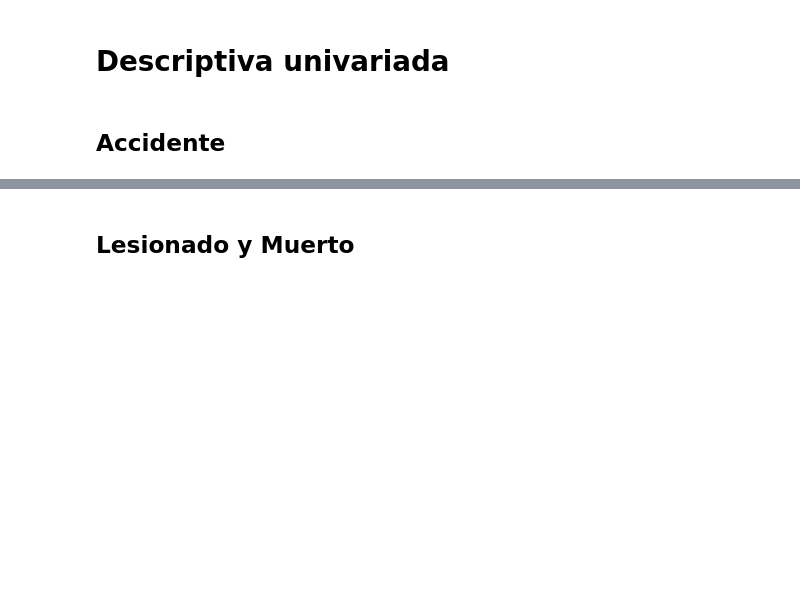
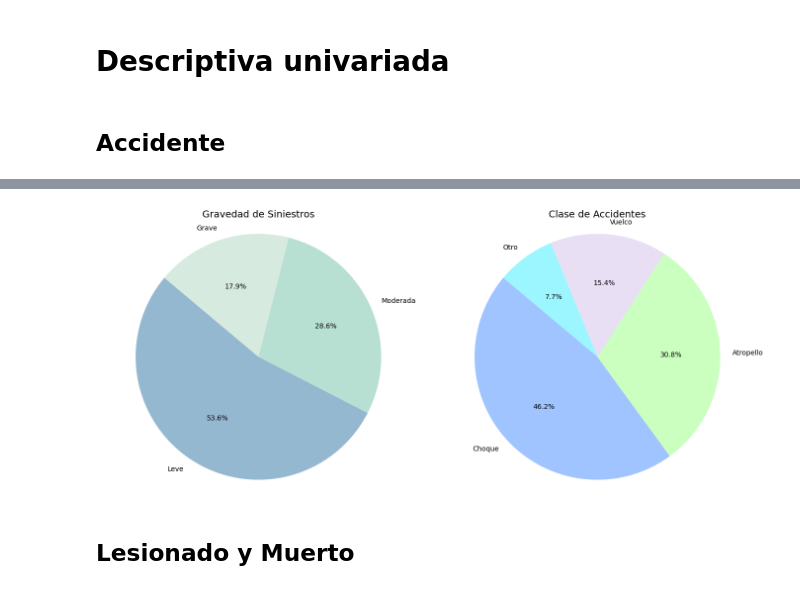
Before and after one commit to santiago-higuitau/ml_accident_bgta, a Jupyter notebook: notebooks/03_Analisis descriptivo.ipynb, the cells around one changed output, grey strips where cells are left out. Saved outputs shown, nothing was run; the diff lists cells and outputs as text; code cells hidden in the pictures; blank space fills up the shorter version.

```diff
--- a/notebooks/03_Analisis descriptivo.ipynb
+++ b/notebooks/03_Analisis descriptivo.ipynb
@@ -172,3 +271,46 @@ plt.show()
+# %%
+import pandas as pd
+import matplotlib.pyplot as plt
+import seaborn as sns
+
+# Datos de ejemplo
+tabla_gravedad = pd.DataFrame({"GRAVEDAD": ["Leve", "Moderada", "Grave"], "CONTEO": [150, 80, 50]})
+tabla_claseacc = pd.DataFrame({"CLASE_ACC": ["Choque", "Atropello", "Vuelco", "Otro"], "CONTEO": [60, 40, 20, 10]})
+
+# Paleta de colores personalizada para gravedad de siniestros
+paleta_gravedad = ["#95b8d1", "#b8e0d2", "#d6eadf"]
+
+# Paleta de colores para clase de accidentes
+paleta_claseacc = ["#a0c4ff", "#caffbf", "#e8dff5", "#9bf6ff"]
+
+
+
+# Crear figura y ejes
+fig, (ax1, ax2) = plt.subplots(1, 2, figsize=(14, 6))  # Dos subplots, uno al lado del otro
+
+# Gráfico de pastel para gravedad de siniestros
+ax1.pie(tabla_gravedad["CONTEO"], labels=tabla_gravedad["GRAVEDAD"], autopct='%1.1f%%', startangle=140, colors=paleta_gravedad)
+ax1.set_title('Gravedad de Siniestros', fontsize=14)
+ax1.axis('equal')  # Asigna el aspecto de un círculo
+
+# Gráfico de pastel para clase de accidentes
+wedges, texts, autotexts = ax2.pie(tabla_claseacc["CONTEO"], labels=tabla_claseacc["CLASE_ACC"], autopct='%1.1f%%', startangle=140, colors=paleta_claseacc, textprops={'fontsize': 10})
+
+# Ajuste para sacar las categorías pequeñas
+for text, autotext in zip(texts, autotexts):
+    if float(autotext.get_text().strip('%')) < 5:
+        autotext.set_visible(False)
+
+ax2.set_title('Clase de Accidentes', fontsize=14)
+ax2.axis('equal')  # Asigna el aspecto de un círculo
+
+# Ajustes adicionales para mejorar la visualización
+plt.tight_layout()  # Ajusta automáticamente la disposición de los subplots para evitar superposiciones
+
+# Mostrar los gráficos
+plt.show()
+# %% [output]
+[figure, added]
 # %%
 ## MAPA GRAVEDAD ACCIDENTES
 import folium
```
Also changed, not shown: parts of 7 cells of this notebook, 5 other files.
